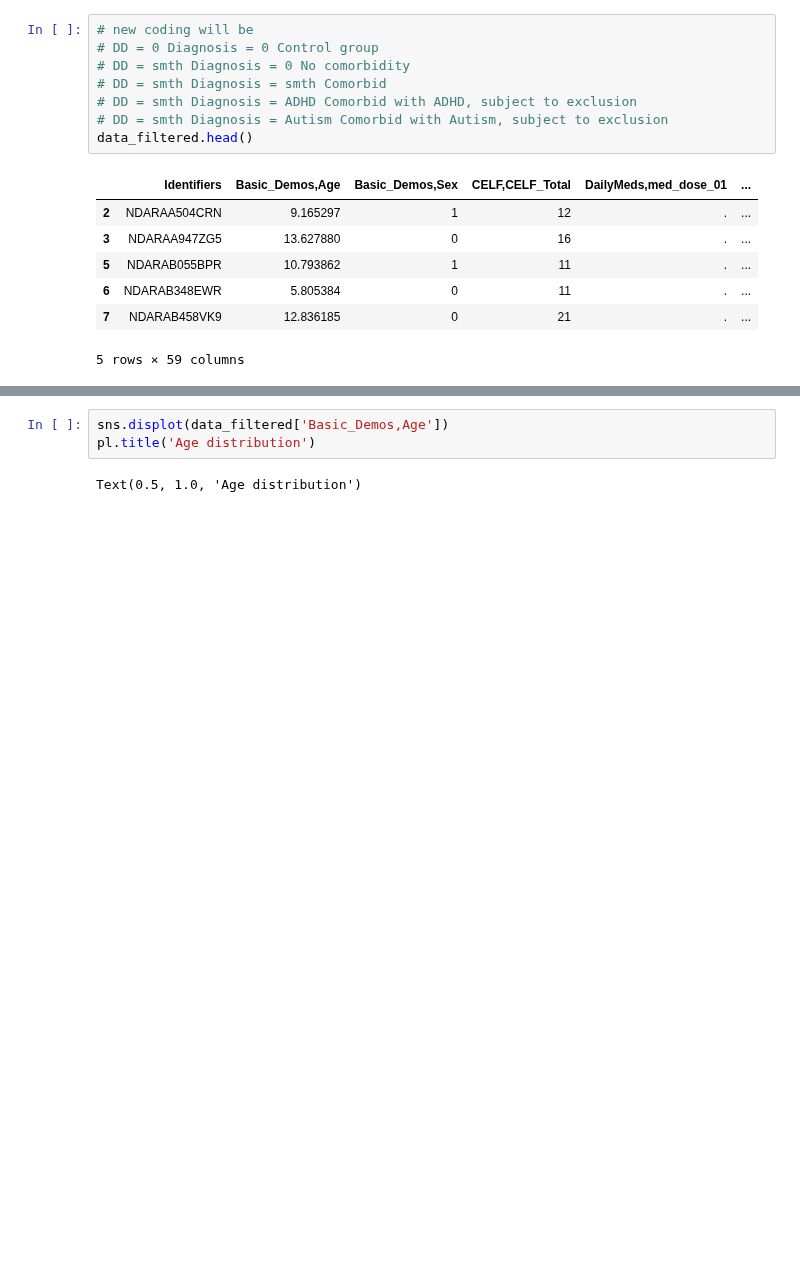
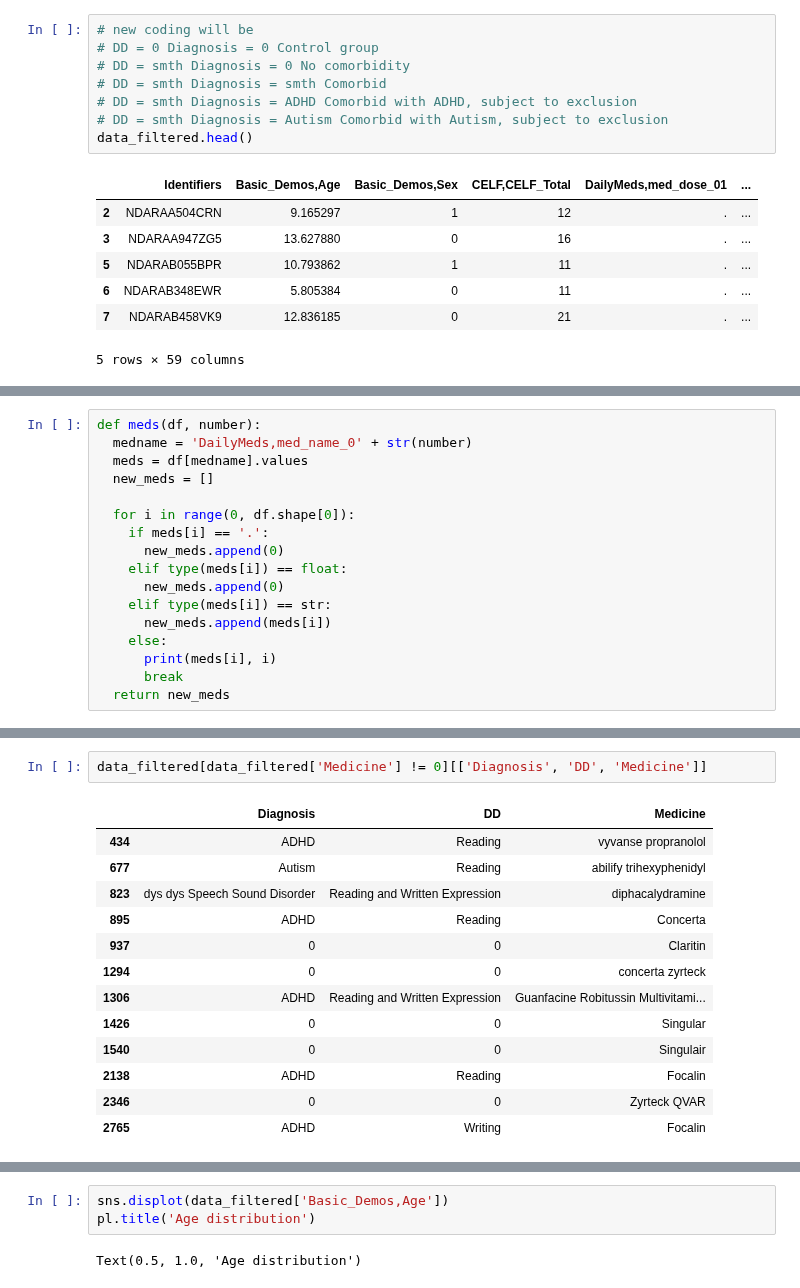
Before and after one commit to cristinarainich/Child-Mind-Institute-Project, a Jupyter notebook: Pheno_data.ipynb, the cells around one changed output, grey strips where cells are left out. Saved outputs shown, nothing was run; the diff lists cells and outputs as text; blank space fills up the shorter version.

```diff
--- a/Pheno_data.ipynb
+++ b/Pheno_data.ipynb
@@ -620,0 +612,17 @@ data_filtered.head()
+# %%
+def meds(df, number):
+  medname = 'DailyMeds,med_name_0' + str(number)
+  meds = df[medname].values
+  new_meds = []
+
+  for i in range(0, df.shape[0]):
+    if meds[i] == '.':
+      new_meds.append(0)
+    elif type(meds[i]) == float:
+      new_meds.append(0)
+    elif type(meds[i]) == str:
+      new_meds.append(meds[i])
+    else:
+      print(meds[i], i)
+      break
+  return new_meds
@@ -620,0 +658,16 @@ data_filtered.head()
+# %%
+data_filtered[data_filtered['Medicine'] != 0][['Diagnosis', 'DD', 'Medicine']]
+# %% [output]
+|  | Diagnosis | DD | Medicine |
+| 434 | ADHD | Reading | vyvanse propranolol |
+| 677 | Autism | Reading | abilify trihexyphenidyl |
+| 823 | dys dys Speech Sound Disorder | Reading and Written Expression | diphacalydramine |
+| 895 | ADHD | Reading | Concerta |
+| 937 | 0 | 0 | Claritin |
+| 1294 | 0 | 0 | concerta zyrteck |
+| 1306 | ADHD | Reading and Written Expression | Guanfacine Robitussin Multivitami... |
+| 1426 | 0 | 0 | Singular |
+| 1540 | 0 | 0 | Singulair |
+| 2138 | ADHD | Reading | Focalin |
+| 2346 | 0 | 0 | Zyrteck QVAR |
+| 2765 | ADHD | Writing | Focalin |
```
Also changed, not shown: parts of 14 cells of this notebook.
